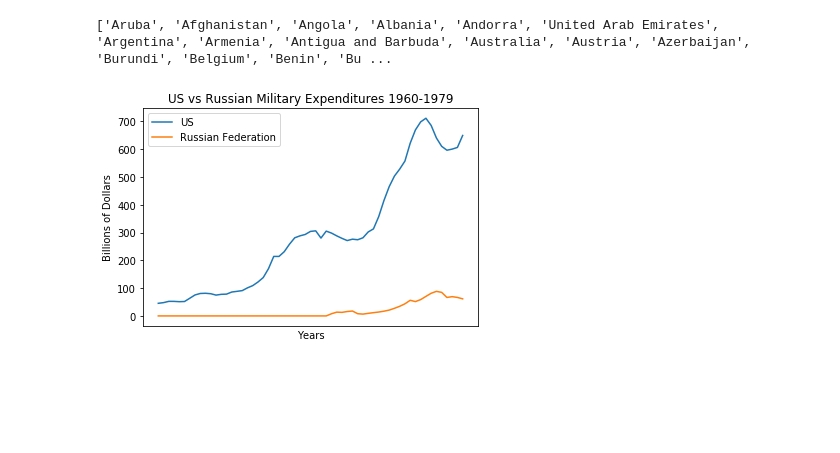
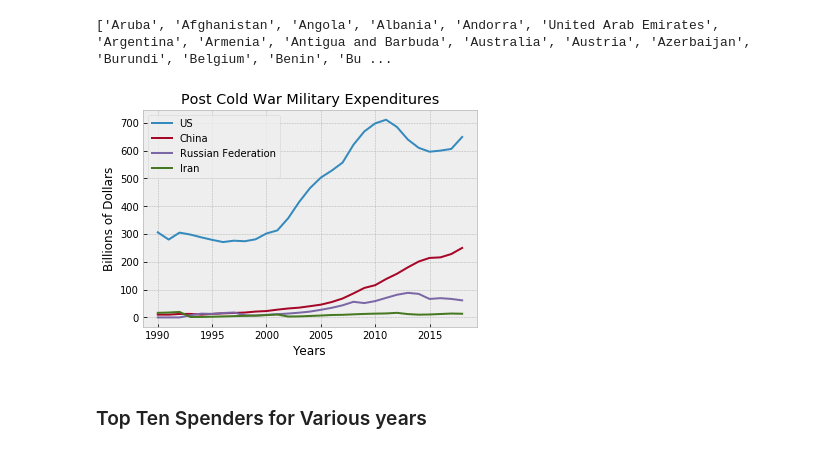
Before and after one commit to geomercer/sanders, a Jupyter notebook: militiary_expendures.ipynb, the cells around one changed output. Cells and saved outputs as stored; diff of their text form; code cells hidden in the pictures; blank space fills up the shorter version.

Commit message:
Added more graphics and top 10 to Miltary Exp

```diff
--- a/militiary_expendures.ipynb
+++ b/militiary_expendures.ipynb
@@ -1,11 +1,13 @@
 # %% [markdown]
 # Military Spending DataSet from Kaggle
 # %%
+%matplotlib inline
 import pandas as pd
 import numpy as np
 import matplotlib.pyplot as plt
+from matplotlib import style
 import seaborn as sns
-%matplotlib inline
+style.use('bmh')
 # %%
 ONE_BILLION = 1e09
 # %%
@@ -71,6 +73,7 @@ df_countries[numeric_columns] = df_countries[numeric_columns] / ONE_BILLION
 df_countries.drop(['Code'], axis='columns', inplace=True)
 df_countries.set_index('Name', inplace=True)
 df_countries = df_countries.T
+df_countries.index = df_countries.index.map(int)
 df_countries.head()
 # %% [output]
 | Name | Aruba | Afghanistan | Angola | Albania | Andorra | United Arab Emirates | Argentina | Armenia | ... |
@@ -84,18 +87,17 @@ df_countries.head()
 print(list(df_countries.columns))
 # %% [output]
 ['Aruba', 'Afghanistan', 'Angola', 'Albania', 'Andorra', 'United Arab Emirates', 'Argentina', 'Armenia', 'Antigua and Barbuda', 'Australia', 'Austria', 'Azerbaijan', 'Burundi', 'Belgium', 'Benin', 'Bu ...
-# %%
-plt.plot(df_countries['United States'], label='US')
-plt.plot(df_countries['Russian Federation'], label='Russian Federation')
-plt.title('US vs Russian Military Expenditures 1960-1979')
-plt.xlabel('Years')
-plt.ylabel('Billions of Dollars')
-plt.tick_params(
-    axis='x',          # changes apply to the x-axis
-    which='both',      # both major and minor ticks are affected
-    bottom=False,      # ticks along the bottom edge are off
-    top=False,         # ticks along the top edge are off
-    labelbottom=False) # labels along the bottom edge are off
-plt.legend();
-# %% [output]
-[figure, removed]
+# %%
+df_post_cold_war = df_countries[df_countries.index >= 1990]
+plt.plot(df_post_cold_war['United States'], label='US')
+plt.plot(df_post_cold_war['China'], label='China')
+plt.plot(df_post_cold_war['Russian Federation'], label='Russian Federation')
+plt.plot(df_post_cold_war['Iran'], label='Iran')
+plt.title('Post Cold War Military Expenditures')
+plt.xlabel('Years')
+plt.ylabel('Billions of Dollars')
+plt.legend();
+# %% [output]
+[figure, added]
+# %% [markdown]
+### Top Ten Spenders for Various years
```
Also changed, not shown: parts of 2 cells of this notebook.
